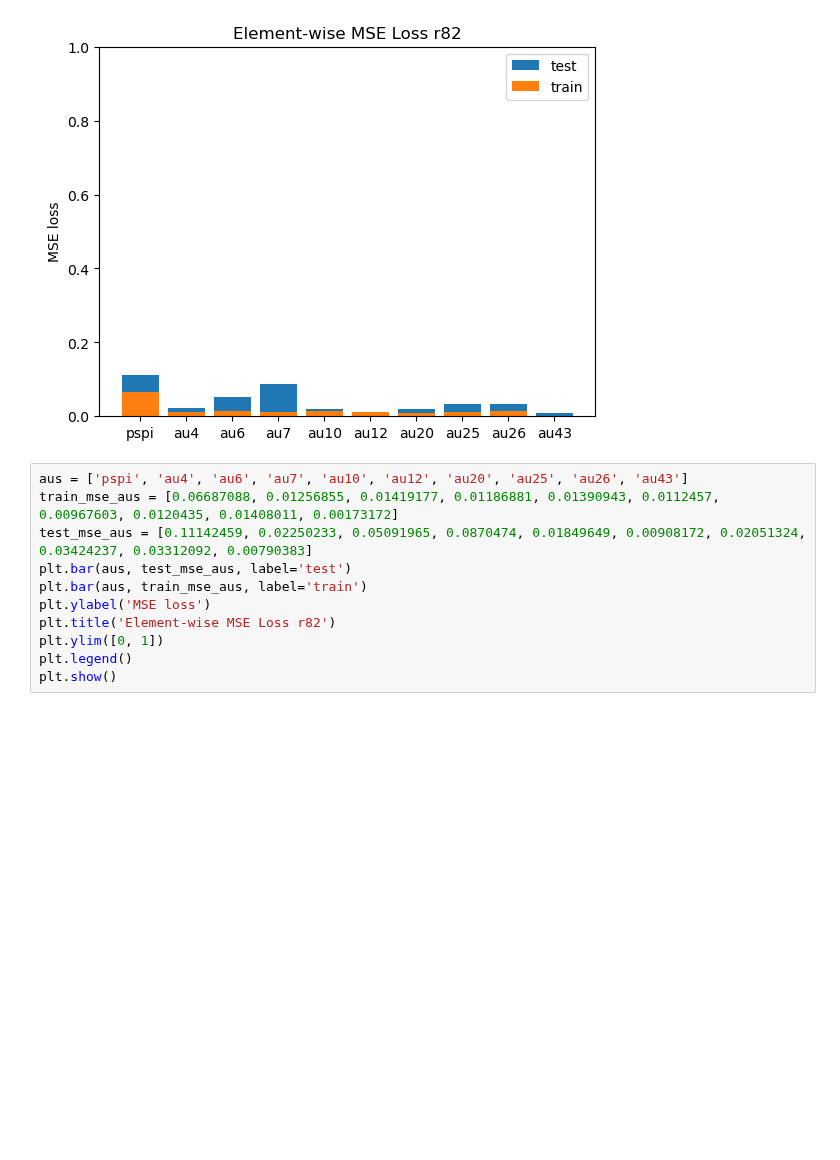
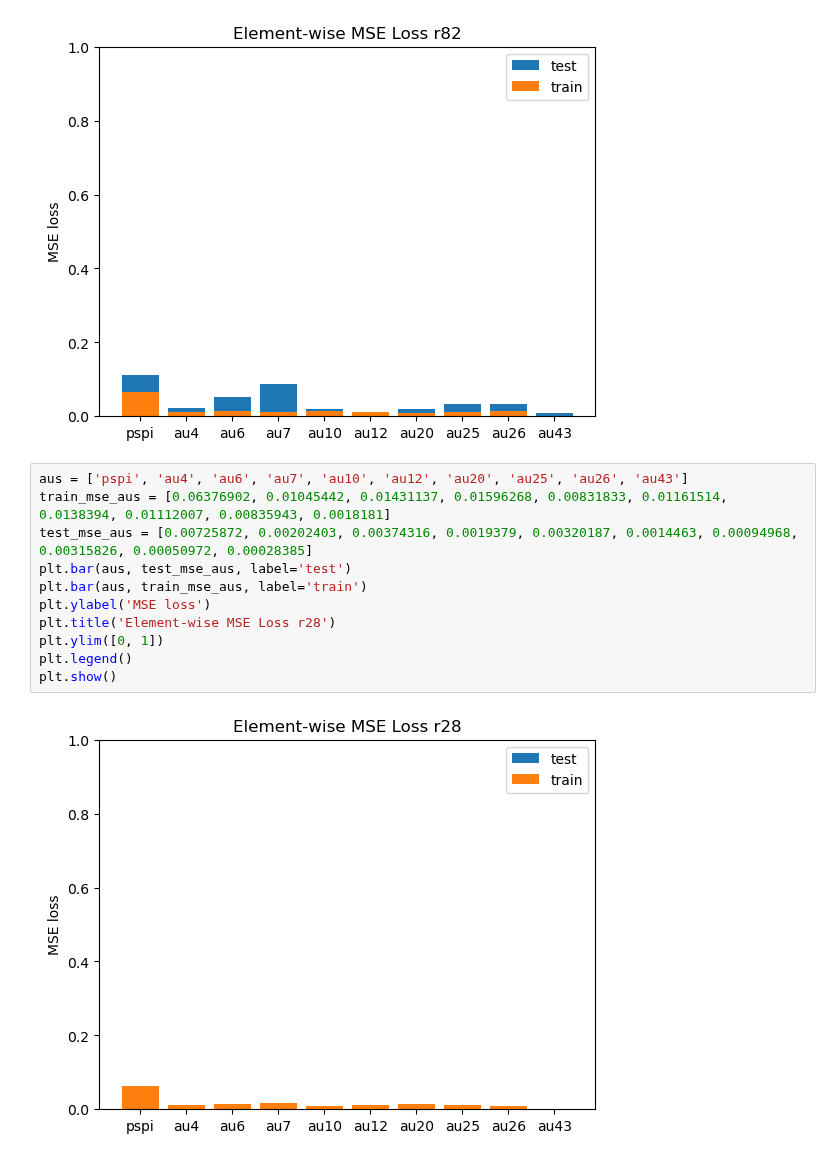
Before and after one commit to hiyuantang/FAU_Dataset, a Jupyter notebook: code/vis_maemse.ipynb, the cells around one changed output. Saved outputs shown, nothing was run; the diff lists cells and outputs as text; blank space fills up the shorter version.

```diff
--- a/code/vis_maemse.ipynb
+++ b/code/vis_maemse.ipynb
@@ -90,12 +90,14 @@ plt.show()
 [figure]
 # %%
 aus = ['pspi', 'au4', 'au6', 'au7', 'au10', 'au12', 'au20', 'au25', 'au26', 'au43']
-train_mse_aus = [0.06687088, 0.01256855, 0.01419177, 0.01186881, 0.01390943, 0.0112457, 0.00967603, 0.0120435, 0.01408011, 0.00173172]
-test_mse_aus = [0.11142459, 0.02250233, 0.05091965, 0.0870474, 0.01849649, 0.00908172, 0.02051324, 0.03424237, 0.03312092, 0.00790383]
+train_mse_aus = [0.06376902, 0.01045442, 0.01431137, 0.01596268, 0.00831833, 0.01161514, 0.0138394, 0.01112007, 0.00835943, 0.0018181]
+test_mse_aus = [0.00725872, 0.00202403, 0.00374316, 0.0019379, 0.00320187, 0.0014463, 0.00094968, 0.00315826, 0.00050972, 0.00028385]
 plt.bar(aus, test_mse_aus, label='test')
 plt.bar(aus, train_mse_aus, label='train')
 plt.ylabel('MSE loss')
-plt.title('Element-wise MSE Loss r82')
+plt.title('Element-wise MSE Loss r28')
 plt.ylim([0, 1])
 plt.legend()
 plt.show()
+# %% [output]
+[figure, added]
```
